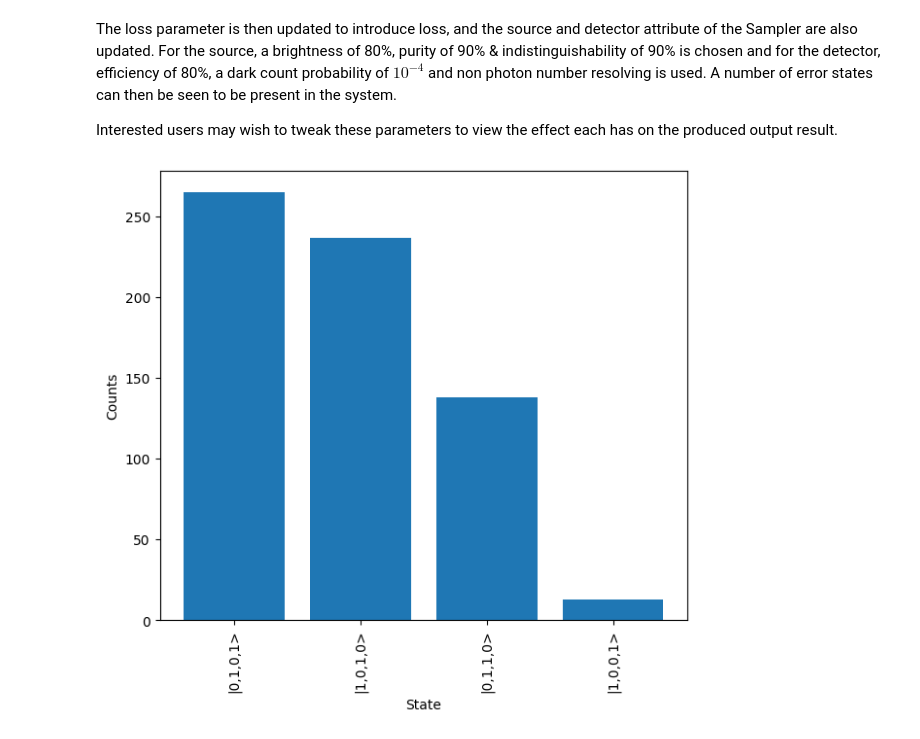
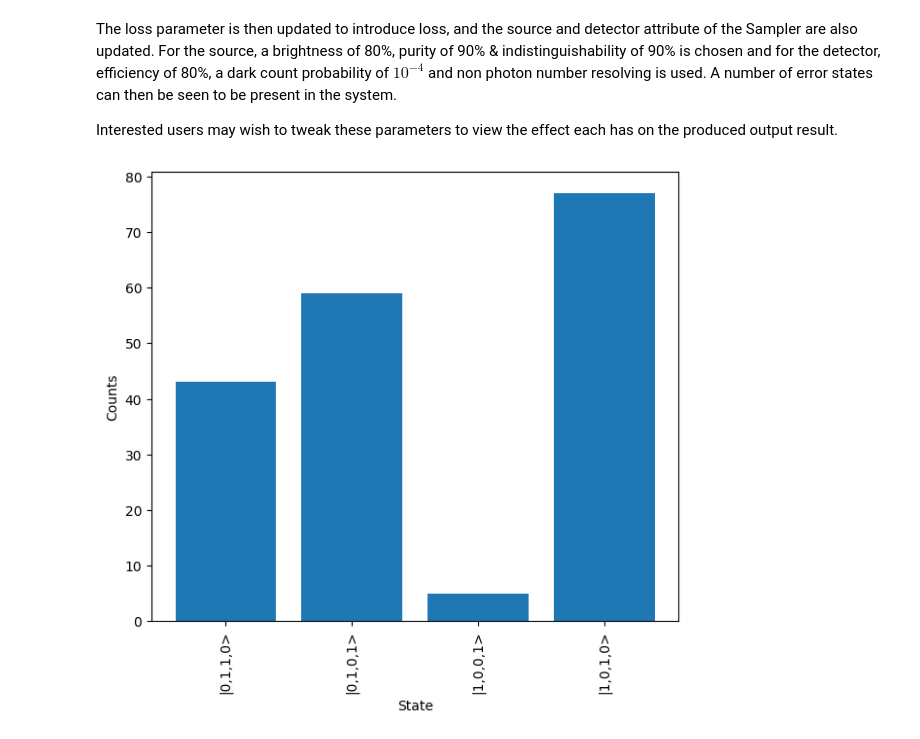
Before and after one commit to Aegiq/lightworks, a Jupyter notebook: docs/source/tutorials/error_simulation.ipynb, the cells around one changed output. Cells and saved outputs as stored; diff of their text form; code cells hidden in the pictures.

```diff
--- a/docs/source/tutorials/error_simulation.ipynb
+++ b/docs/source/tutorials/error_simulation.ipynb
@@ -41,7 +41,7 @@ n_modes = 6
 interferometer = lw.Circuit(n_modes)
 
 # Define parameter to set loss
-loss = lw.Parameter(0, bounds = [0, None], label = "loss")
+loss = lw.Parameter(0, bounds = [0, 1], label = "loss")
 
 # Set random seed to ensure repeatability
 seed(111)
@@ -233,13 +233,13 @@ The loss parameter is then updated to introduce loss, and the source and detecto
 
 Interested users may wish to tweak these parameters to view the effect each has on the produced output result.
 # %%
-loss.set(1)
+loss.set(0.3)
 sampler.source = emulator.Source(brightness = 0.8, indistinguishability = 0.90,
                                  purity = 0.90)
 sampler.detector = emulator.Detector(efficiency = 0.8, p_dark = 1e-4,
                                      photon_counting = False)
 
 results = sampler.sample_N_inputs(100000, post_select = post_select, seed = 10)
 results.plot(show = True)
 # %% [output]
-[figure, old version]
+[figure, new version]
```
Also changed, not shown: parts of 4 cells of this notebook, 12 other files.
